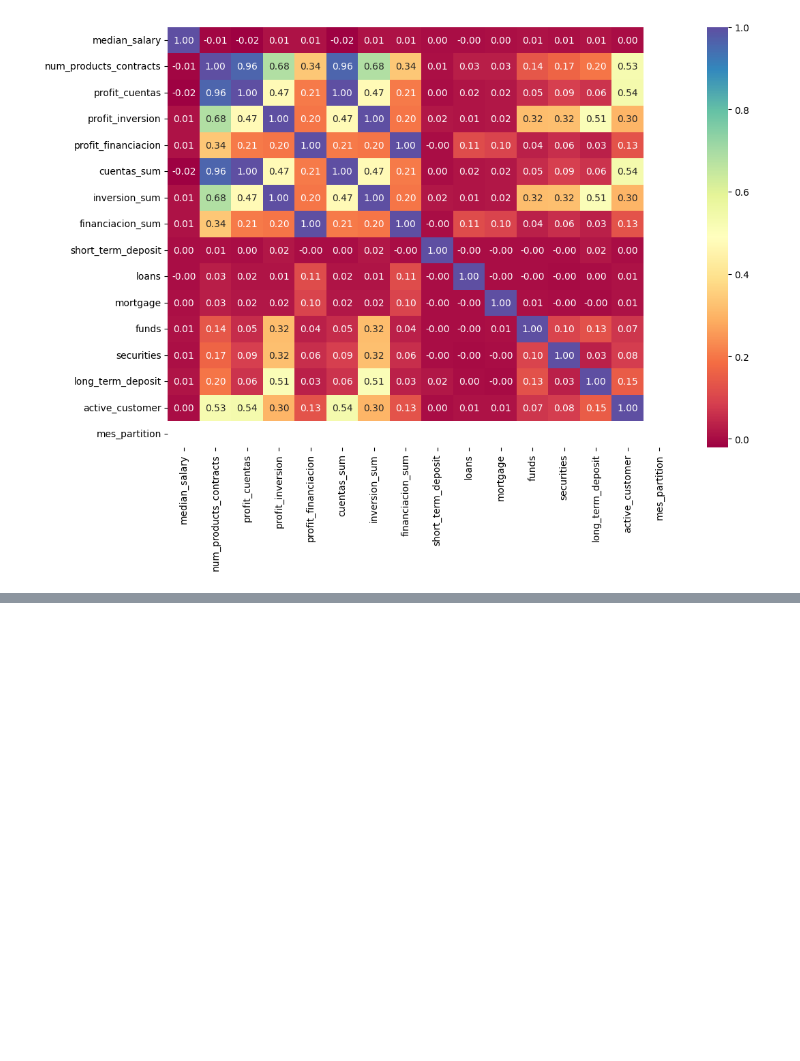
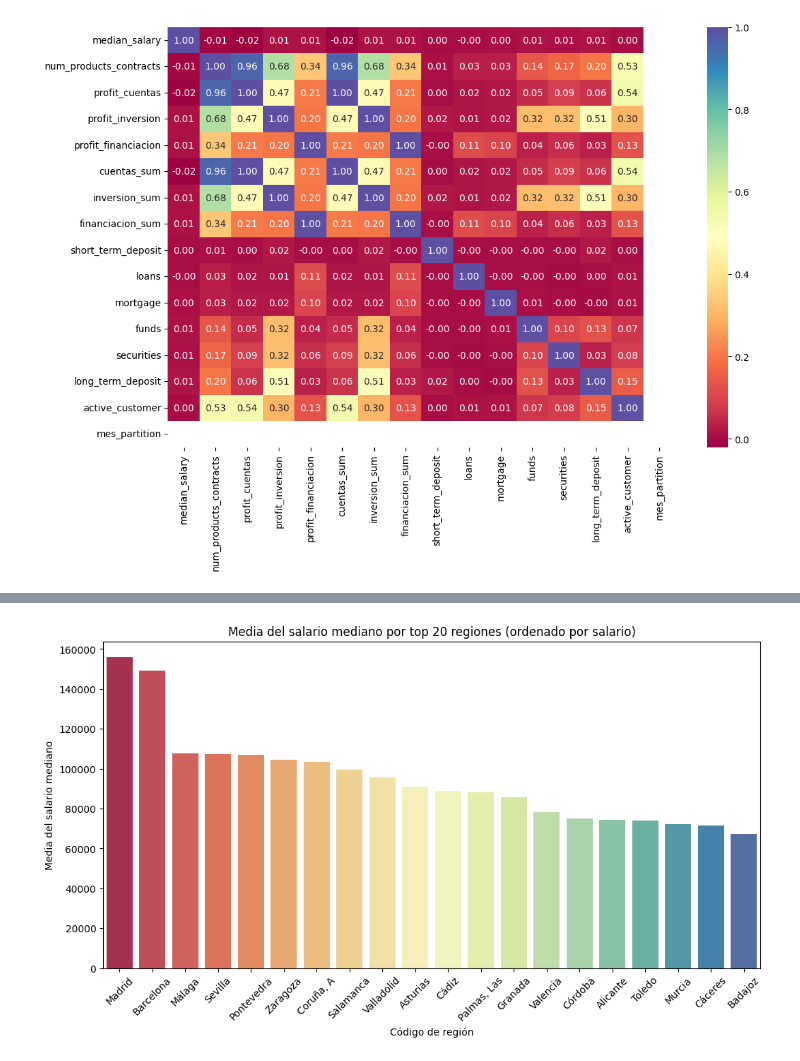
Before and after one commit to jascicz/easy_money_Project, a Jupyter notebook: Tarea_1_Análisis_BI/EDA_multivariante_df_full_clean.ipynb, the cells around one changed output, grey strips where cells are left out. Saved outputs shown, nothing was run; the diff lists cells and outputs as text; code cells hidden in the pictures; blank space fills up the shorter version.

```diff
--- a/Tarea_1_Análisis_BI/EDA_multivariante_df_full_clean.ipynb
+++ b/Tarea_1_Análisis_BI/EDA_multivariante_df_full_clean.ipynb
@@ -238,0 +253,24 @@ plt.show()
+# %%
+
+# Contar el número de clientes por region_code y obtener el top 20
+df_region_count = df['region_code'].value_counts().head(20).index
+
+# Filtrar el dataframe para obtener solo las 20 regiones con más clientes
+df_top_regions = df[df['region_code'].isin(df_region_count)]
+
+# Agrupar por region_code y calcular la media del salario
+df_grouped_regions = df_top_regions.groupby('region_code')['median_salary'].mean().reset_index()
+
+# Ordenar por salario mediano de mayor a menor
+df_grouped_regions = df_grouped_regions.sort_values(by='median_salary', ascending=False)
+
+# Crear el gráfico de barras
+plt.figure(figsize=(12, 6))
+sns.barplot(x='region_code', y='median_salary', data=df_grouped_regions, palette='Spectral')
+plt.title('Media del salario mediano por top 20 regiones (ordenado por salario)')
+plt.ylabel('Media del salario mediano')
+plt.xlabel('Código de región')
+plt.xticks(rotation=45)  # Rotar las etiquetas para mejor visibilidad
+plt.show()
+# %% [output]
+[figure, added]
```
Also changed, not shown: parts of 13 cells of this notebook.
